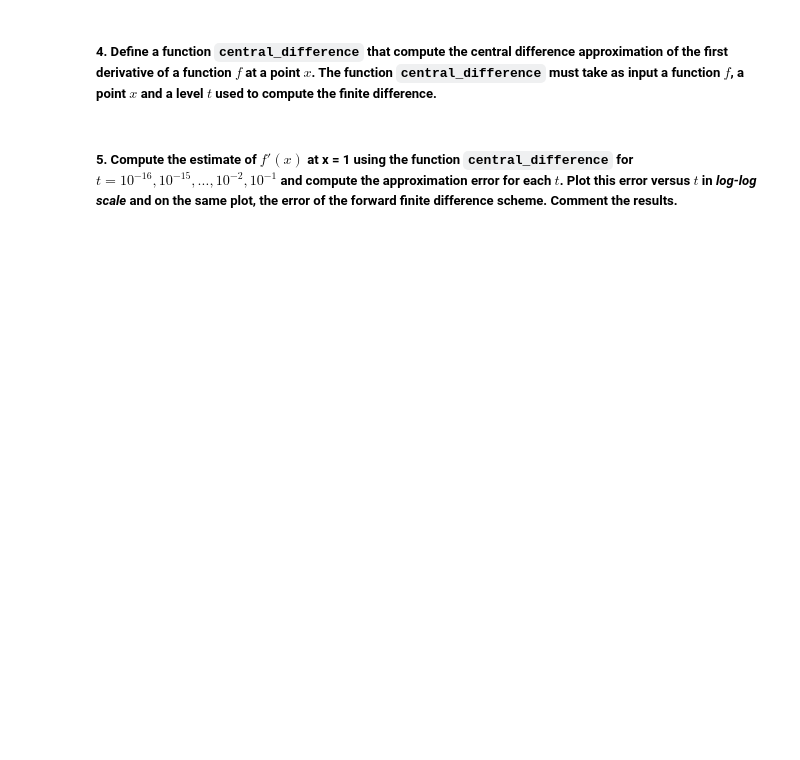
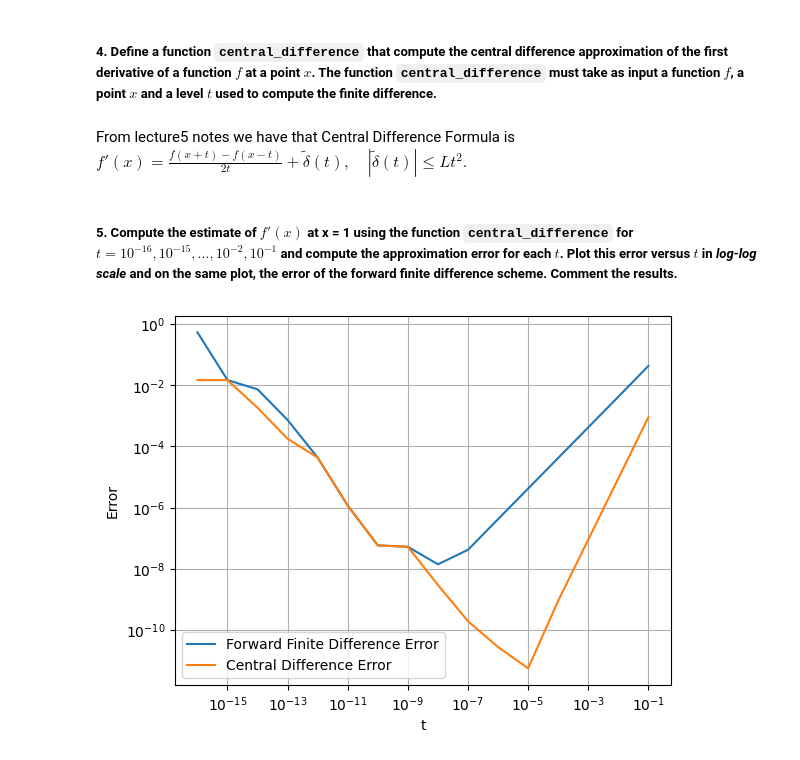
Before and after one commit to ghi-la/OptimizationMethods, a Jupyter notebook: Assignment4/Ass4_GhilardiniMatteo.ipynb, the cells around one changed output. Drawn from its saved outputs; the diff is of its cells as text; code cells hidden in the pictures; blank space fills up the shorter version.

```diff
--- a/Assignment4/Ass4_GhilardiniMatteo.ipynb
+++ b/Assignment4/Ass4_GhilardiniMatteo.ipynb
@@ -162,4 +304,27 @@ with starting point $x^{(0)} = (1, 1)^T$.
 # %% [markdown]
 ##### 4. Define a function `central_difference` that compute the central difference approximation of the first derivative of a function $f$ at a point $x$. The function `central_difference` must take as input a function $f$, a point $x$ and a level $t$ used to compute the finite difference.
+# %% [markdown]
+From lecture5 notes we have that Central Difference Formula is $f'(x) = \frac{f(x + t) - f(x - t)}{2t} + \tilde{\delta}(t), \quad |\tilde{\delta}(t)| \leq Lt^2.$
+# %%
+def central_difference(f, x, t):
+    return (f(x + t) - f(x - t)) / (2 * t)
 # %% [markdown]
 ##### 5. Compute the estimate of $f'(x)$ at x = 1 using the function `central_difference` for $t = 10^{−16}, 10^{−15} , \dots , 10^{−2}, 10^{−1}$ and compute the approximation error for each $t$. Plot this error versus $t$ in _log-log scale_ and on the same plot, the error of the forward finite difference scheme. Comment the results.
+# %%
+central_errors = []
+
+for t in t_values:
+    approx_derivative_central = central_difference(f, x, t)
+    error_central = abs(approx_derivative_central - true_derivative)
+    central_errors.append(error_central)
+
+# Plot the errors for both forward finite difference and central difference
+plt.loglog(t_values, errors, label="Forward Finite Difference Error")
+plt.loglog(t_values, central_errors, label="Central Difference Error")
+plt.xlabel("t")
+plt.ylabel("Error")
+plt.legend()
+plt.grid()
+plt.show()
+# %% [output]
+[figure, added]
```
Also changed, not shown: parts of 15 cells of this notebook, 1 other file.
